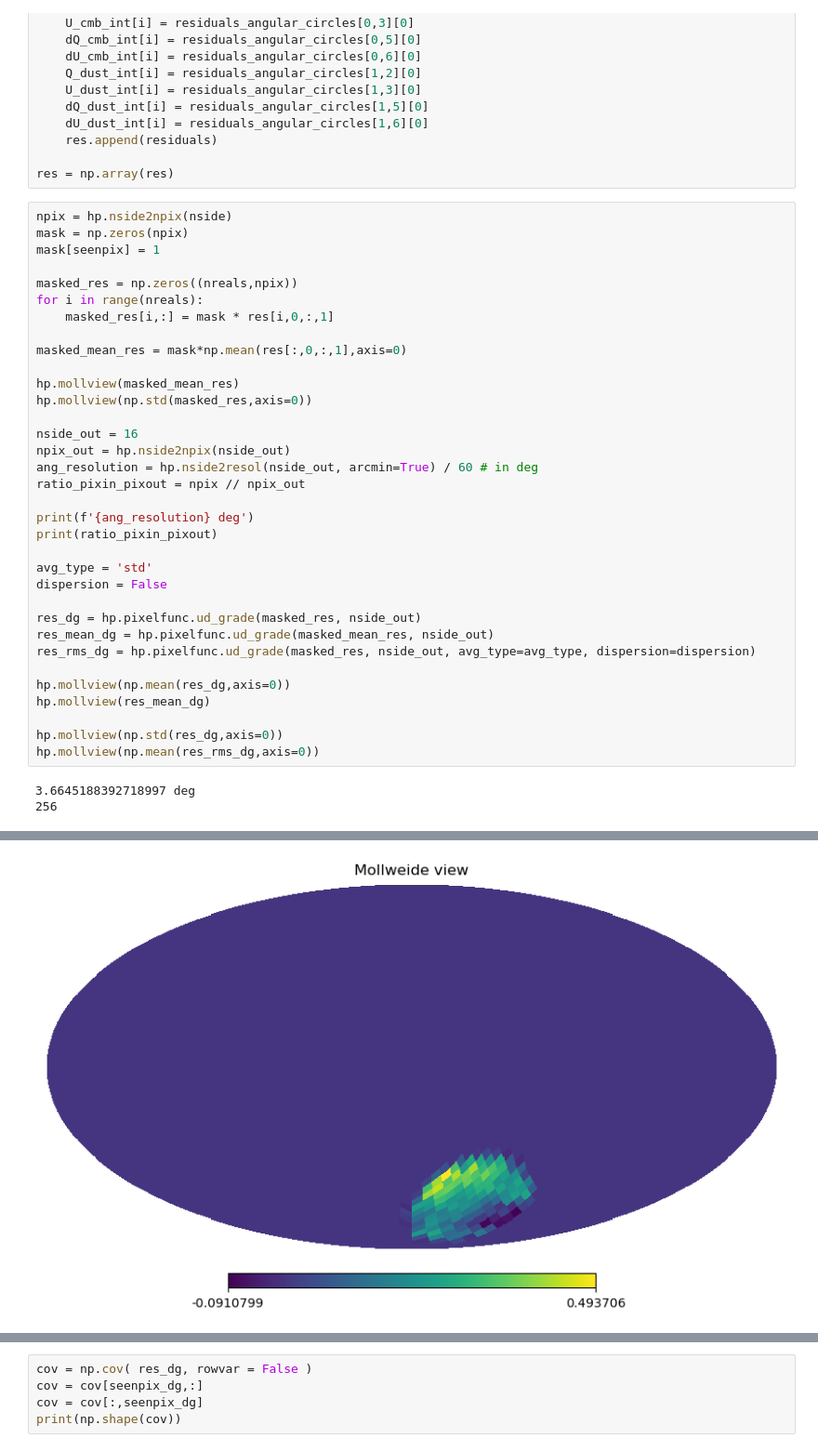
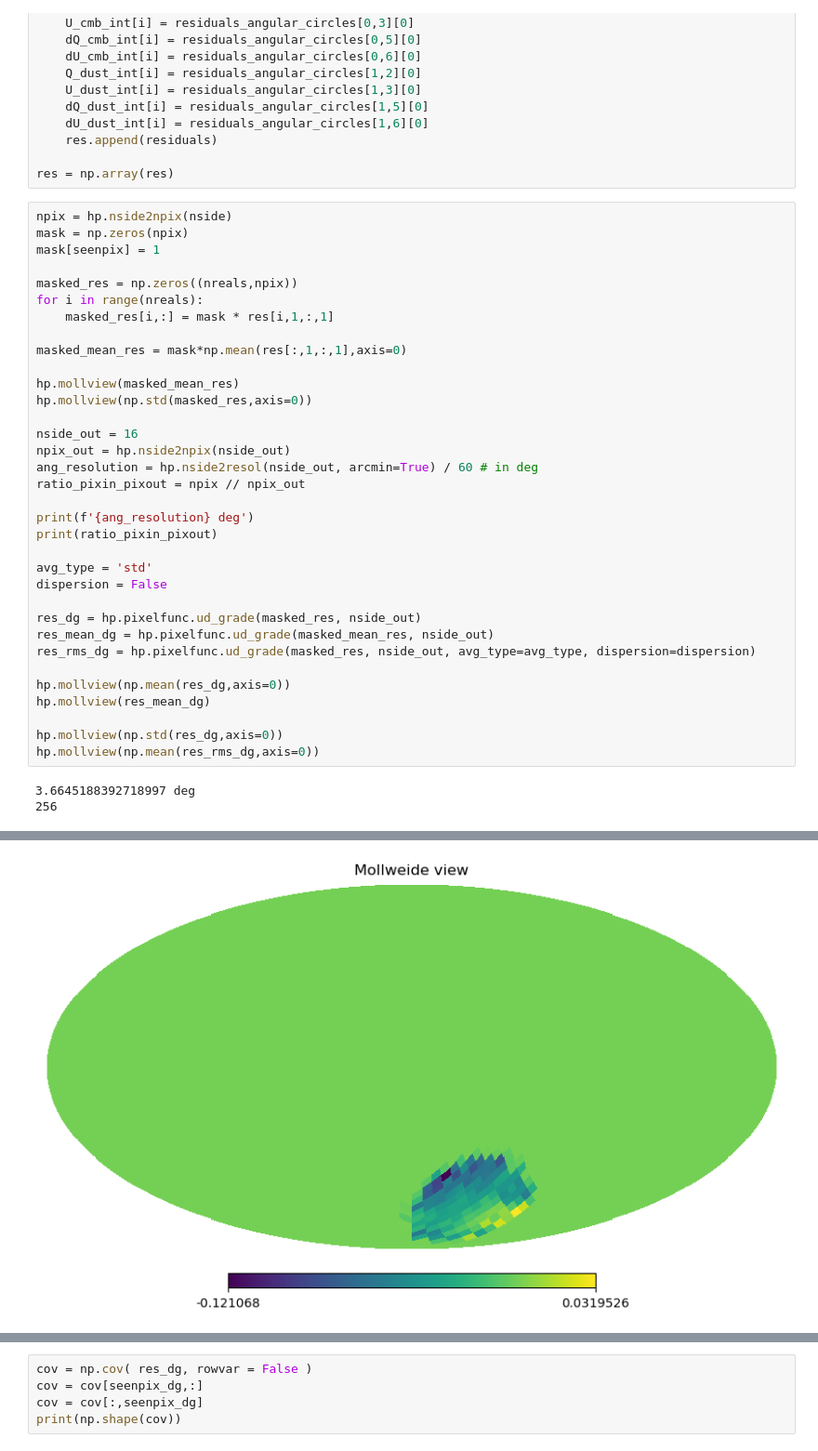
Before and after one commit to mathias77515/CMM-Pipeline, a Jupyter notebook: scripts_nahuel/noise_analysis.ipynb, the cells around one changed output, grey strips where cells are left out. Shown at 93% size. Saved outputs shown, nothing was run; the diff lists cells and outputs as text.

```diff
--- a/scripts_nahuel/noise_analysis.ipynb
+++ b/scripts_nahuel/noise_analysis.ipynb
@@ -169,9 +170,9 @@ mask[seenpix] = 1
 
 masked_res = np.zeros((nreals,npix))
 for i in range(nreals):
-    masked_res[i,:] = mask * res[i,0,:,1]
+    masked_res[i,:] = mask * res[i,1,:,1]
 
-masked_mean_res = mask*np.mean(res[:,0,:,1],axis=0)
+masked_mean_res = mask*np.mean(res[:,1,:,1],axis=0)
 
 hp.mollview(masked_mean_res)
 hp.mollview(np.std(masked_res,axis=0))
@@ -203,2 +204,2 @@ hp.mollview(np.mean(res_rms_dg,axis=0))
 [figure]
-[figure, old version]
+[figure, new version]
```
Also changed, not shown: parts of 9 cells of this notebook, 1 other file.
